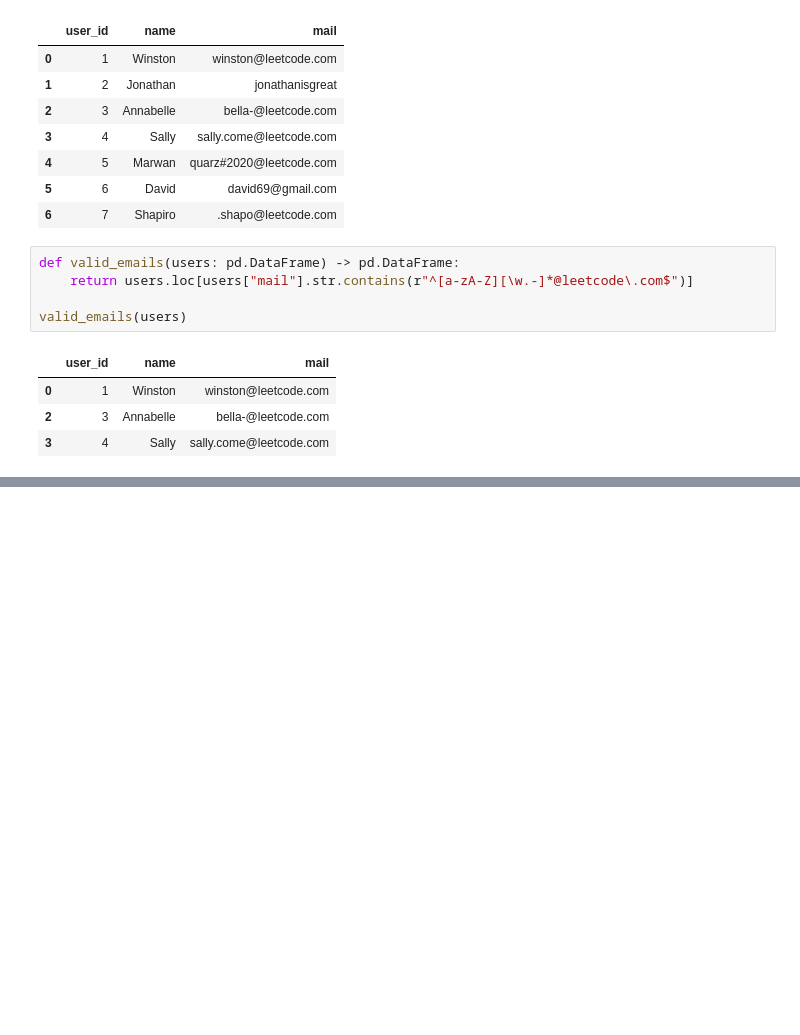
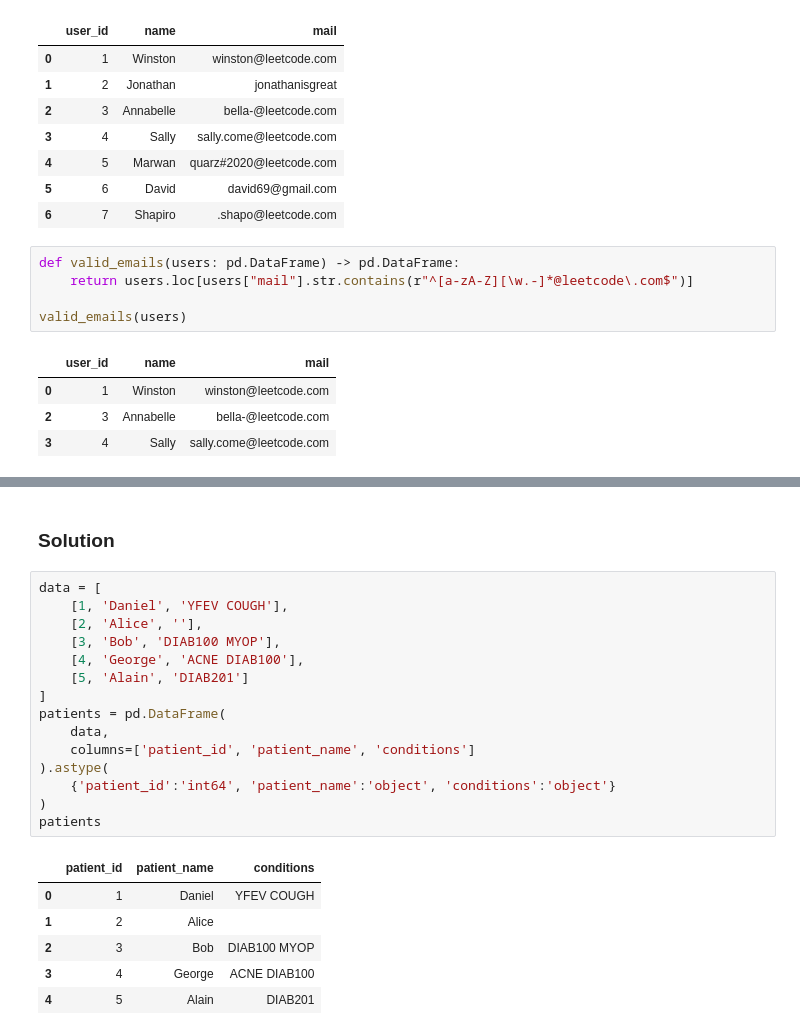
Before and after one commit to mkkhan151/30-days-pandas-challange, a Jupyter notebook: 30_Days_of_Pandas_LeetCode_Challage.ipynb, the cells around one changed output, grey strips where cells are left out. Cells and saved outputs as stored; diff of their text form; blank space fills up the shorter version.

```diff
--- a/30_Days_of_Pandas_LeetCode_Challage.ipynb
+++ b/30_Days_of_Pandas_LeetCode_Challage.ipynb
@@ -664,0 +710,24 @@ valid_emails(users)
+# %% [markdown]
+### Solution
+# %%
+data = [
+    [1, 'Daniel', 'YFEV COUGH'],
+    [2, 'Alice', ''],
+    [3, 'Bob', 'DIAB100 MYOP'],
+    [4, 'George', 'ACNE DIAB100'],
+    [5, 'Alain', 'DIAB201']
+]
+patients = pd.DataFrame(
+    data,
+    columns=['patient_id', 'patient_name', 'conditions']
+).astype(
+    {'patient_id':'int64', 'patient_name':'object', 'conditions':'object'}
+)
+patients
+# %% [output]
+|  | patient_id | patient_name | conditions |
+| 0 | 1 | Daniel | YFEV COUGH |
+| 1 | 2 | Alice |  |
+| 2 | 3 | Bob | DIAB100 MYOP |
+| 3 | 4 | George | ACNE DIAB100 |
+| 4 | 5 | Alain | DIAB201 |
```
Also changed, not shown: parts of 3 cells of this notebook.
